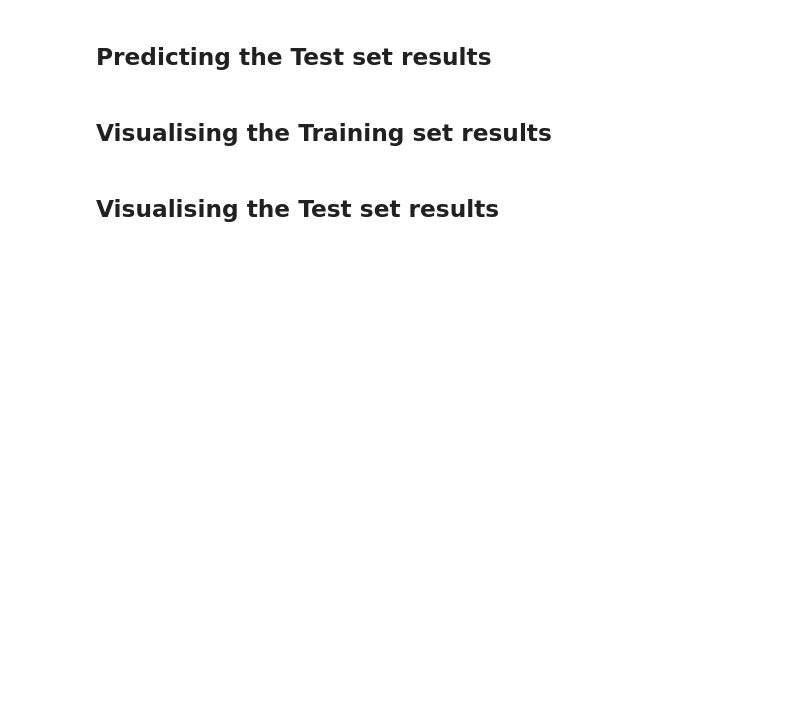
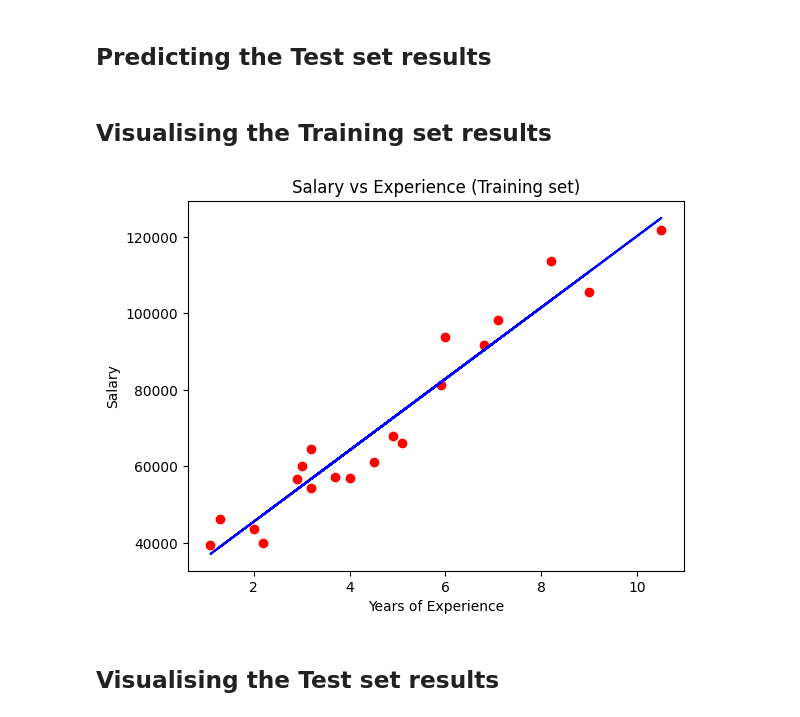
Before and after one commit to Maginador/AI_Study, a Jupyter notebook: MachineLearning_AZ_Udemy_02_SimpleRegression.ipynb, the cells around one changed output. Saved outputs shown, nothing was run; the diff lists cells and outputs as text; code cells hidden in the pictures; blank space fills up the shorter version.

```diff
--- a/MachineLearning_AZ_Udemy_02_SimpleRegression.ipynb
+++ b/MachineLearning_AZ_Udemy_02_SimpleRegression.ipynb
@@ -7,6 +14,25 @@
 # %% [markdown]
 ## Importing the dataset
+# %%
+# Read the dataset from the given URL into a pandas DataFrame
+dataset = pd.read_csv('https://raw.githubusercontent.com/Maginador/AI_Study/refs/heads/main/Salary_Data.csv')
+# Extract the features (Years of Experience) into variable X
+X = dataset.iloc[:, :-1].values
+# Extract the target variable (Salary) into variable y
+y = dataset.iloc[:, -1].values
 # %% [markdown]
 ## Splitting the dataset into the Training set and Test set
+# %%
+# Import the train_test_split function from scikit-learn
+from sklearn.model_selection import train_test_split
+# Split the dataset into training and testing sets
+X_train, X_test, y_train, y_test = train_test_split(X, y, test_size = 1/3, random_state = 0)
 # %% [markdown]
 ## Training the Simple Linear Regression model on the Training set
+# %%
+# Import the LinearRegression class from scikit-learn
+from sklearn.linear_model import LinearRegression
+# Create a Linear Regression model object
+regressor = LinearRegression()
+# Train the Linear Regression model using the training data
+regressor.fit(X_train, y_train)
@@ -15,4 +46,19 @@
 # %% [markdown]
 ## Visualising the Training set results
+# %%
+# Create a scatter plot of the training data points
+plt.scatter(X_train, y_train, color = 'red')
+# Plot the regression line on the training data
+plt.plot(X_train, regressor.predict(X_train), color = 'blue')
+# Set the title of the plot
+plt.title('Salary vs Experience (Training set)')
+# Set the label for the x-axis
+plt.xlabel('Years of Experience')
+# Set the label for the y-axis
+plt.ylabel('Salary')
+# Display the plot
+plt.show()
+# %% [output]
+[figure, added]
 # %% [markdown]
 ## Visualising the Test set results
```
Also changed, not shown: parts of 4 cells of this notebook.
